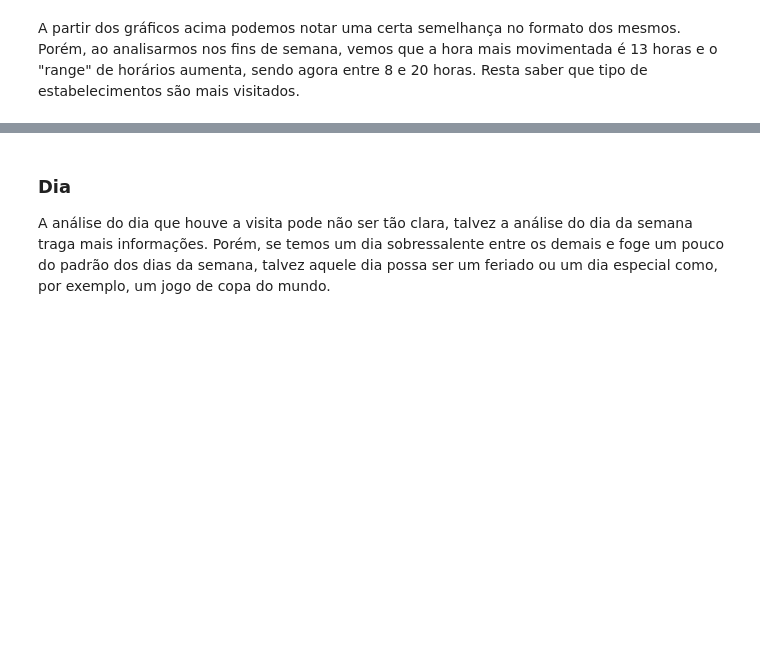
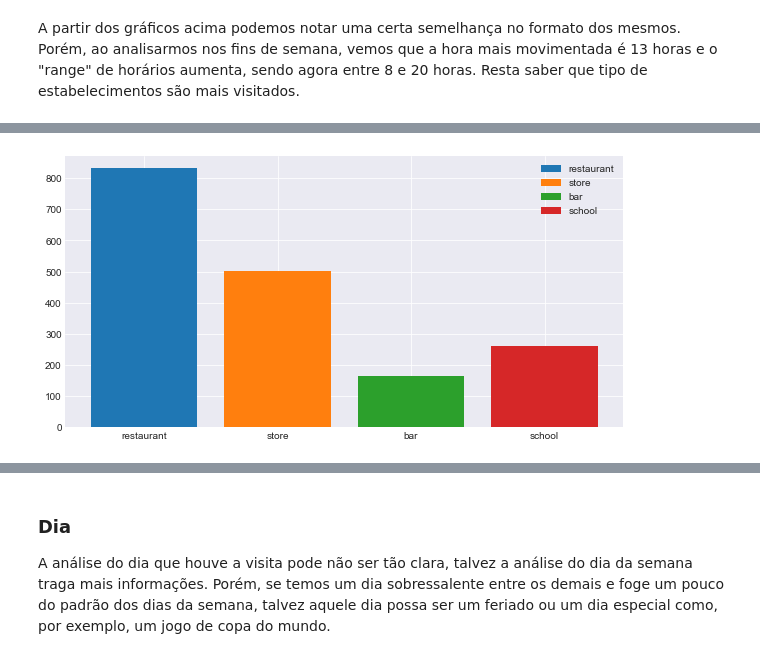
Before and after one commit to jvsn19/analise_varejo, a Jupyter notebook: Projeto.ipynb, the cells around one changed output, grey strips where cells are left out. Saved outputs shown, nothing was run; the diff lists cells and outputs as text; code cells hidden in the pictures; blank space fills up the shorter version.

```diff
--- a/Projeto.ipynb
+++ b/Projeto.ipynb
@@ -17,6 +19,7 @@ sns.set_style("darkgrid")
 week_days = ['Sunday', 'Monday', 'Tuesday', 'Wednesday', 'Thursday', 'Friday', 'Saturday']
 week = ['Monday', 'Tuesday', 'Wednesday', 'Thursday', 'Friday']
 weekend = ['Sunday', 'Saturday']
+categories = dataset['categoria'].unique()
 week_days_color = {
     'Sunday': '#803315',
     'Monday': '#3D1255',
@@ -240,0 +265,19 @@ py.iplot(lines, filename='week_days_by_hour_linechart')
+# %%
+group_by_category_week_day = dataset.groupby(by='day_of_week')['categoria'].value_counts()
+'''
+    # Método para plotar barcharts de estabelecimentos por dia da semana
+'''
+def barWeekDayCategories(week_days, categories, figsize):
+    fig = plt.figure(figsize=figsize)
+    n_lines = len(week_days)
+    n_cols = 1
+    for i in range(n_lines):
+        ax = fig.add_subplot(str(n_lines)+str(n_cols)+str(i+1))
+        for category in categories:
+            ax.bar(category, group_by_week_day_category[week_days[i]][category], label=category)
+        ax.legend()
+    plt.show()
+# %%
+barWeekDayCategories(['Friday'], ['restaurant', 'store', 'bar', 'school'], (10,5))
+# %% [output]
+[figure, added]
```
Also changed, not shown: parts of 17 cells of this notebook, 2 other files.
